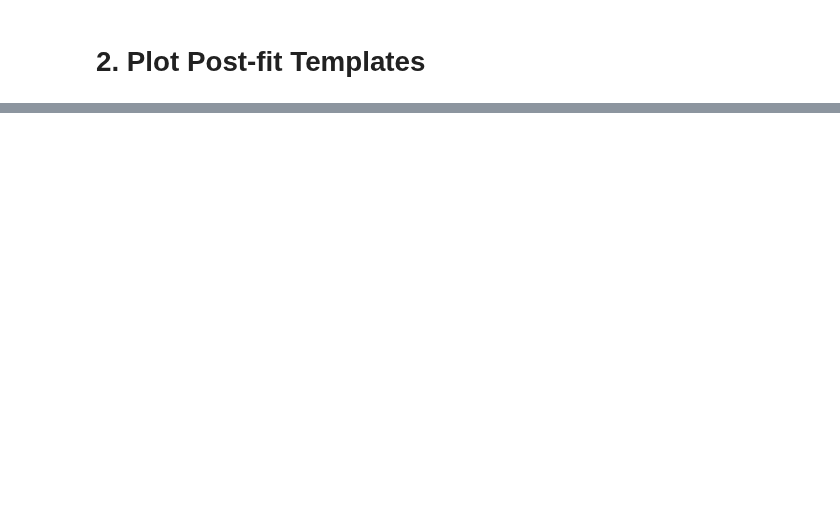
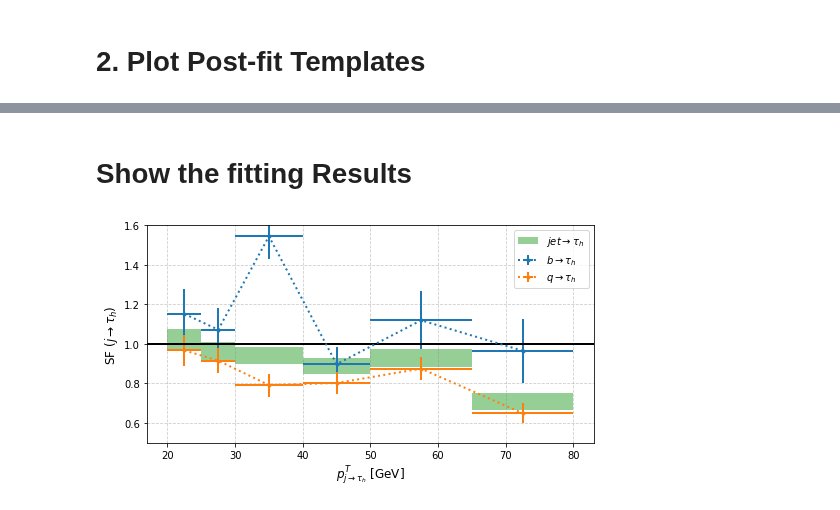
Before and after one commit to ZihengChen/WBranchingFaction, a Jupyter notebook: notebooks/studies/misid_fit.ipynb, the cells around one changed output, grey strips where cells are left out. Saved outputs shown, nothing was run; the diff lists cells and outputs as text; code cells hidden in the pictures; blank space fills up the shorter version.

```diff
--- a/notebooks/studies/misid_fit.ipynb
+++ b/notebooks/studies/misid_fit.ipynb
@@ -94,0 +160,34 @@ Text(0.5,0,'$p^T_\\tau$ [GeV], each channel range 20-80 GeV')
+# %% [markdown]
+# Show the fitting Results
+# %%
+c_sf = result.x[:nsf].reshape(2,6)
+s_sf = sig[:nsf].reshape(2,6)
+ptpos = np.array([22.5,27.5,35,45,57.5,72.5])
+ptwid = np.array([2.5,2.5,5,5,7.5,7.5])
+# %%
+plt.figure(figsize=(8,4),facecolor='w')
+
+
+plt.bar(ptpos,2*s_sfjet,bottom=c_sfjet-s_sfjet,width=2*ptwid,
+        color='C2',alpha=0.5,
+        label=r'$jet \rightarrow \tau_h$')
+
+plt.errorbar(ptpos,c_sf[0],xerr=ptwid,yerr=s_sf[0],
+             fmt='.:', lw=2, color='C0',alpha=1,
+             label=r'$b \rightarrow \tau_h$')
+plt.errorbar(ptpos,c_sf[1],xerr=ptwid,yerr=s_sf[1],
+             fmt='.:', lw=2, color='C1',alpha=1,
+             label=r'$q \rightarrow \tau_h$')
+
+
+
+plt.axhline(1,color='k',linewidth=2)
+
+plt.grid(linestyle='--',color='grey',alpha=0.4)
+plt.legend()
+plt.xlabel(r'$p^T_{j\rightarrow \tau_h}$ [GeV]',fontsize=12)
+plt.ylabel(r'SF $ (j\rightarrow \tau_h)$',fontsize=12)
+plt.ylim([0.5,1.6])
+plt.savefig('../../plots/misid/fit_ptflavor.png',dpi=300)
+# %% [output]
+[figure, added]
```
Also changed, not shown: parts of 6 cells of this notebook, 3 other files.
